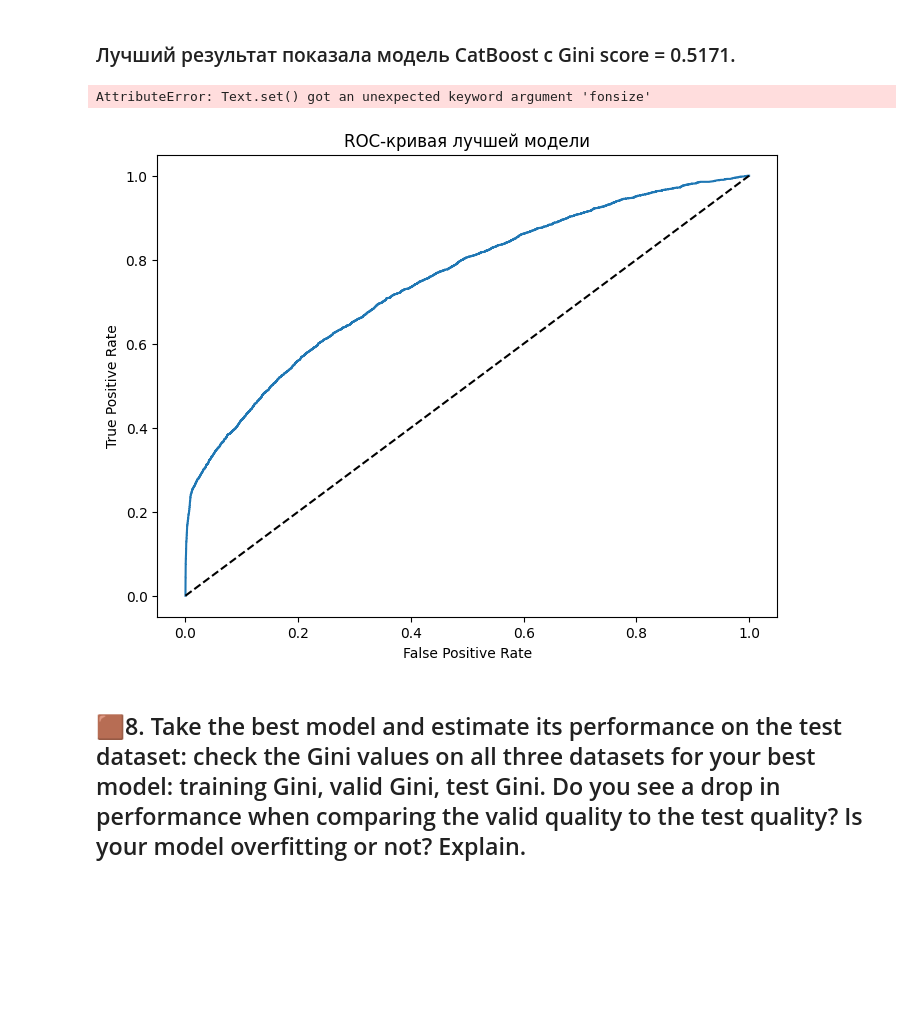
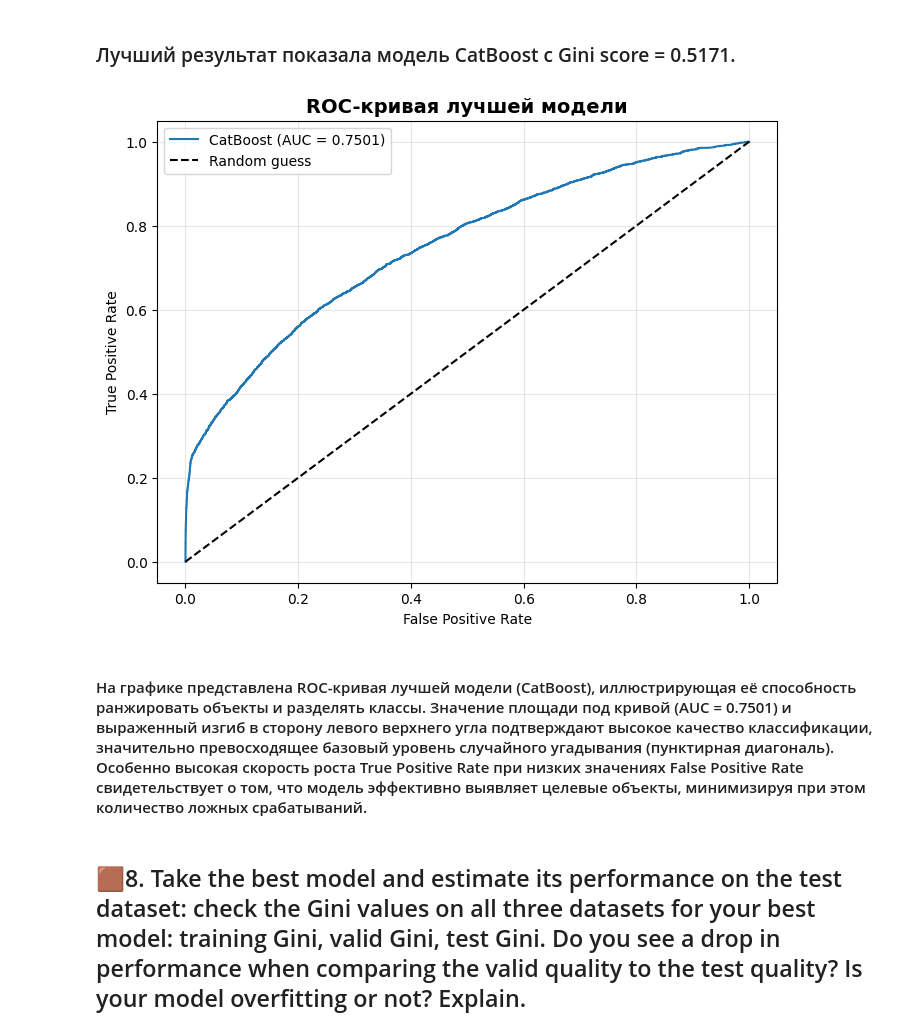
Before and after one commit to Polina73587/ml-projects-school21, a Jupyter notebook: ML5_Decision_trees_ID_1254804-1/src/ml_5.ipynb, the cells around one changed output. Drawn from its saved outputs; the diff is of its cells as text; code cells hidden in the pictures; blank space fills up the shorter version.

```diff
--- a/ML5_Decision_trees_ID_1254804-1/src/ml_5.ipynb
+++ b/ML5_Decision_trees_ID_1254804-1/src/ml_5.ipynb
@@ -454,21 +454,22 @@ Gini лучшей модели: 0.5068
 # %%
 best_value, best_params, best_model, base_gini, final_gini = cb_results
 
 probas = best_model.predict_proba(X_valid)[:, 1]
 fpr, tpr, thresholds = roc_curve(y_valid, probas)
 auc = roc_auc_score(y_valid, probas)
 
 plt.figure(figsize=(8, 6))
 plt.plot(fpr, tpr, label=f'CatBoost (AUC = {auc:.4f})')
 plt.plot([0, 1], [0, 1], 'k--', label='Random guess')
 plt.xlabel('False Positive Rate')
 plt.ylabel('True Positive Rate')
-plt.title('ROC-кривая лучшей модели')
+plt.title('ROC-кривая лучшей модели', fontsize=14, fontweight='bold')
 plt.legend()
 plt.grid(alpha=0.3)
 # %% [output]
-AttributeError: Text.set() got an unexpected keyword argument 'fonsize'
-[figure, old version]
+[figure, new version]
+# %% [markdown]
+#### На графике представлена ROC-кривая лучшей модели (CatBoost), иллюстрирующая её способность ранжировать объекты и разделять классы. Значение площади под кривой (AUC = 0.7501) и выраженный изгиб в сторону левого верхнего угла подтверждают высокое качество классификации, значительно превосходящее базовый уровень случайного угадывания (пунктирная диагональ). Особенно высокая скорость роста True Positive Rate при низких значениях False Positive Rate свидетельствует о том, что модель эффективно выявляет целевые объекты, минимизируя при этом количество ложных срабатываний.
 # %% [markdown]
 ## 🟫8. Take the best model and estimate its performance on the test dataset: check the Gini values on all three datasets for your best model: training Gini, valid Gini, test Gini. Do you see a drop in performance when comparing the valid quality to the test quality? Is your model overfitting or not? Explain.
 # %%
```
Also changed, not shown: parts of 5 cells of this notebook.
